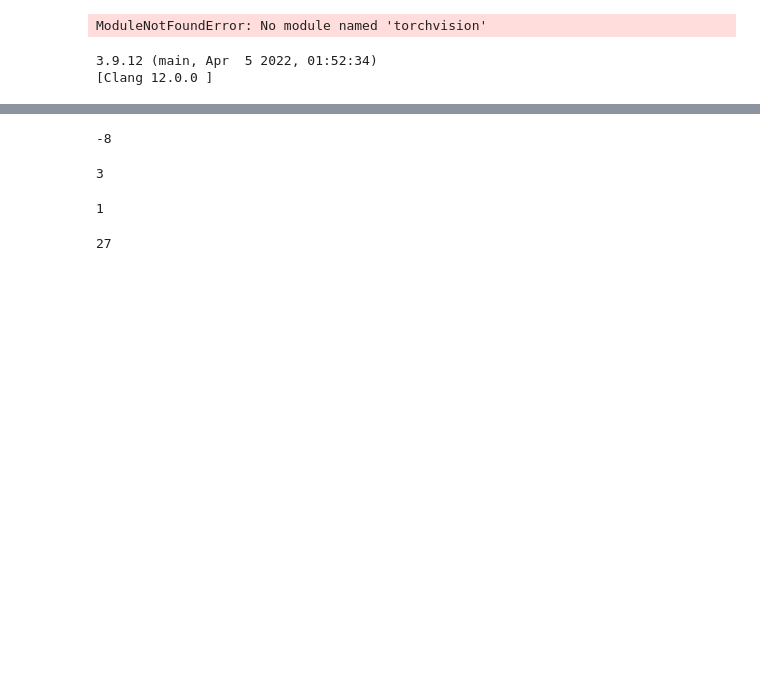
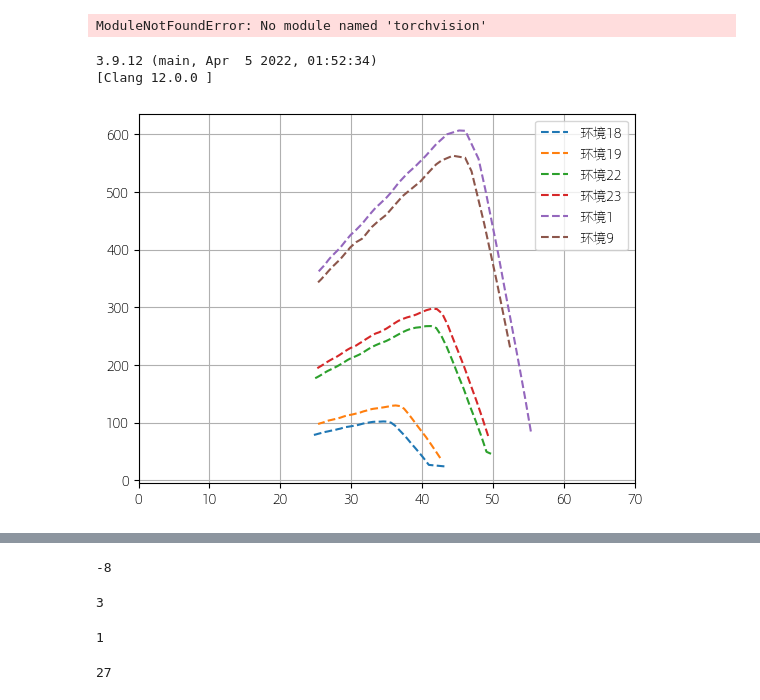
Before and after one commit to chenwt-87/mppt_aliyun, a Jupyter notebook: Untitled.ipynb, the cells around one changed output, grey strips where cells are left out. Drawn from its saved outputs; the diff is of its cells as text; code cells hidden in the pictures; blank space fills up the shorter version.

```diff
--- a/Untitled.ipynb
+++ b/Untitled.ipynb
@@ -15,4 +15,21 @@ print(sys.version)
 [Clang 12.0.0 ]
 # %%
 import pandas as pd
-his_data = pd.read_csv('data/600W_train_data.csv',index_col=0)
+import matplotlib.pyplot as plt
+
+plt.rcParams['font.family'] = ['sans-serif']
+# plt.rcParams['font.sans-serif'] = ['SimHei']
+plt.rcParams['font.sans-serif']=['Alibaba PuHuiTi'] #显示中文  # 用来正常显示中文标签
+plt.rcParams['axes.unicode_minus'] = False  # 用来正常显示负号
+his_data = pd.read_csv('data/600W_train_data_test.csv',index_col=0)
+his_data.voltage = his_data.voltage/1e3
+# %%
+for ll in his_data.label.unique():
+    if ll in [22, 18, 19 , 23,1,9]:
+        df = his_data[his_data.label == ll]
+        plt.plot(df.voltage,df.power,'--',label='环境{}'.format(ll))
+plt.xlim(0,70)
+plt.legend()
+plt.grid()
+# %% [output]
+[figure, added]
```
Also changed, not shown: parts of 4 cells of this notebook, 8 other files.
